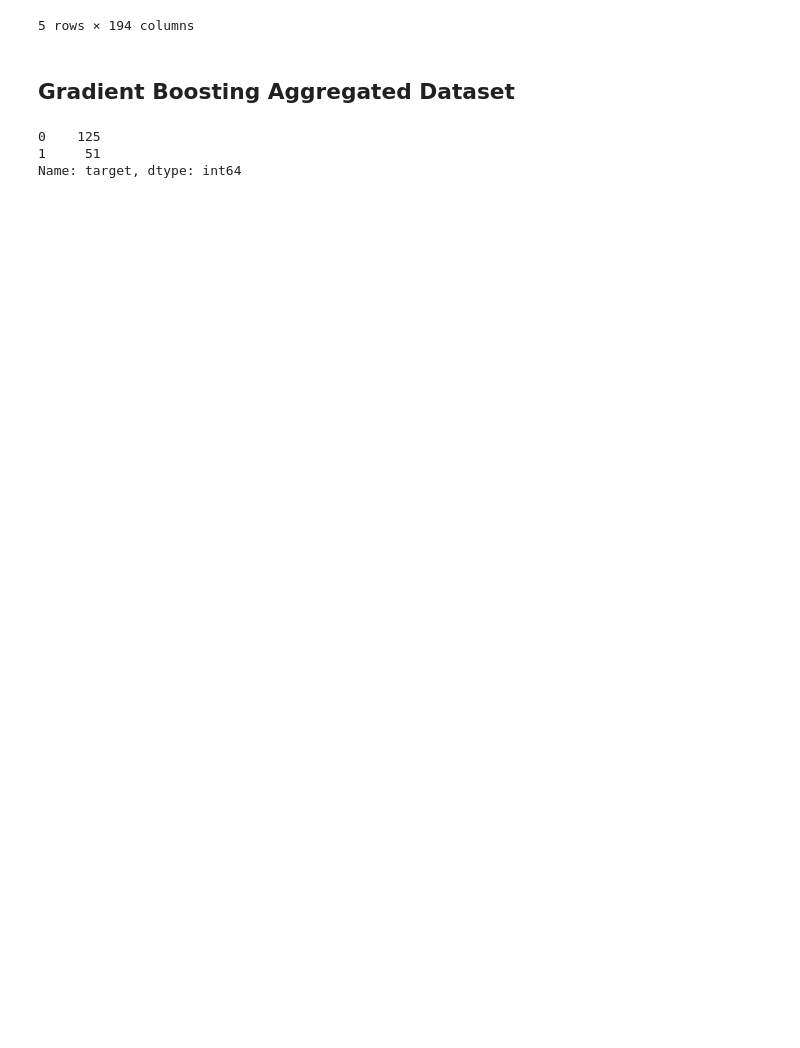
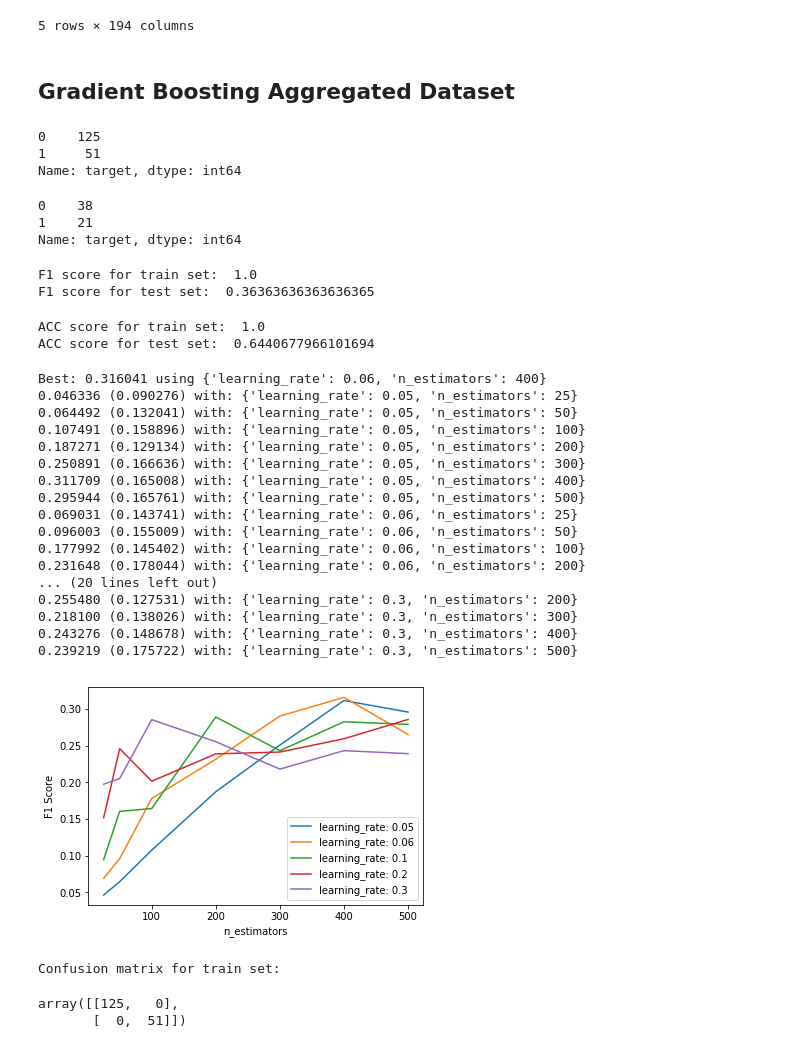
Before and after one commit to FredHutch/RelapseDataReformatting, a Jupyter notebook: reports/relapse_gradient_boosting.ipynb, the cells around one changed output. Drawn from its saved outputs; the diff is of its cells as text; code cells hidden in the pictures; blank space fills up the shorter version.

```diff
--- a/reports/relapse_gradient_boosting.ipynb
+++ b/reports/relapse_gradient_boosting.ipynb
@@ -120,7 +120,7 @@ df_agg.head()
 # %% [markdown]
 ## Gradient Boosting Aggregated Dataset
 # %%
-X = pd.concat([df_agg.event_day, df_agg.iloc[:, 3:]], axis=1)
+X = df_agg.iloc[:, 3:] # pd.concat([df_agg.event_day, df_agg.iloc[:, 3:]], axis=1)
 y = df_agg.target
 
 X_train, X_test, y_train, y_test = train_test_split(X, y, test_size = .25, random_state = rand_seed)
@@ -130,3 +130,9 @@ y_train.value_counts()
 0    125
 1     51
 Name: target, dtype: int64
+# %%
+y_test.value_counts()
+# %% [output]
+0    38
+1    21
+Name: target, dtype: int64
@@ -132,0 +145,70 @@ Name: target, dtype: int64
+# %%
+print('F1 score for train set: ', f1_score(y_train, train_pred))
+print('F1 score for test set: ', f1_score(y_test, y_score))
+# %% [output]
+F1 score for train set:  1.0
+F1 score for test set:  0.36363636363636365
+# %%
+from sklearn.metrics import accuracy_score
+
+print('ACC score for train set: ', accuracy_score(y_train, train_pred))
+print('ACC score for test set: ', accuracy_score(y_test, y_score))
+# %% [output]
+ACC score for train set:  1.0
+ACC score for test set:  0.6440677966101694
+# %%
+#from xgboost import XGBClassifier
+from sklearn.model_selection import GridSearchCV
+from sklearn.model_selection import StratifiedKFold
+import numpy
+from matplotlib import pyplot
+
+# grid search
+model = GradientBoostingClassifier()
+n_estimators = [25, 50, 100, 200, 300, 400, 500]
+learning_rate = [0.05, 0.06, 0.1, 0.2, 0.3]
+param_grid = dict(learning_rate=learning_rate, n_estimators=n_estimators)
+kfold = StratifiedKFold(n_splits=10, shuffle=True, random_state=7)
+grid_search = GridSearchCV(model, param_grid, scoring="f1", n_jobs=-1, cv=kfold)
+grid_result = grid_search.fit(X, y)
+# summarize results
+print("Best: %f using %s" % (grid_result.best_score_, grid_result.best_params_))
+means = grid_result.cv_results_['mean_test_score']
+stds = grid_result.cv_results_['std_test_score']
+params = grid_result.cv_results_['params']
+for mean, stdev, param in zip(means, stds, params):
+	print("%f (%f) with: %r" % (mean, stdev, param))
+# plot results
+scores = numpy.array(means).reshape(len(learning_rate), len(n_estimators))
+for i, value in enumerate(learning_rate):
+    pyplot.plot(n_estimators, scores[i], label='learning_rate: ' + str(value))
+pyplot.legend()
+pyplot.xlabel('n_estimators')
+pyplot.ylabel('F1 Score')
+pyplot.savefig('n_estimators_vs_learning_rate.png')
+# %% [output]
+Best: 0.316041 using {'learning_rate': 0.06, 'n_estimators': 400}
+0.046336 (0.090276) with: {'learning_rate': 0.05, 'n_estimators': 25}
+0.064492 (0.132041) with: {'learning_rate': 0.05, 'n_estimators': 50}
+0.107491 (0.158896) with: {'learning_rate': 0.05, 'n_estimators': 100}
+0.187271 (0.129134) with: {'learning_rate': 0.05, 'n_estimators': 200}
+0.250891 (0.166636) with: {'learning_rate': 0.05, 'n_estimators': 300}
+0.311709 (0.165008) with: {'learning_rate': 0.05, 'n_estimators': 400}
+0.295944 (0.165761) with: {'learning_rate': 0.05, 'n_estimators': 500}
+0.069031 (0.143741) with: {'learning_rate': 0.06, 'n_estimators': 25}
+0.096003 (0.155009) with: {'learning_rate': 0.06, 'n_estimators': 50}
+0.177992 (0.145402) with: {'learning_rate': 0.06, 'n_estimators': 100}
+0.231648 (0.178044) with: {'learning_rate': 0.06, 'n_estimators': 200}
+... (20 lines left out)
+0.255480 (0.127531) with: {'learning_rate': 0.3, 'n_estimators': 200}
+0.218100 (0.138026) with: {'learning_rate': 0.3, 'n_estimators': 300}
+0.243276 (0.148678) with: {'learning_rate': 0.3, 'n_estimators': 400}
+0.239219 (0.175722) with: {'learning_rate': 0.3, 'n_estimators': 500}
+[figure, added]
+# %%
+print('Confusion matrix for train set: ')
+confusion_matrix(y_train, train_pred)
+# %% [output]
+Confusion matrix for train set:
+array([[125,   0],
+       [  0,  51]])
```
Also changed, not shown: parts of 32 cells of this notebook.
